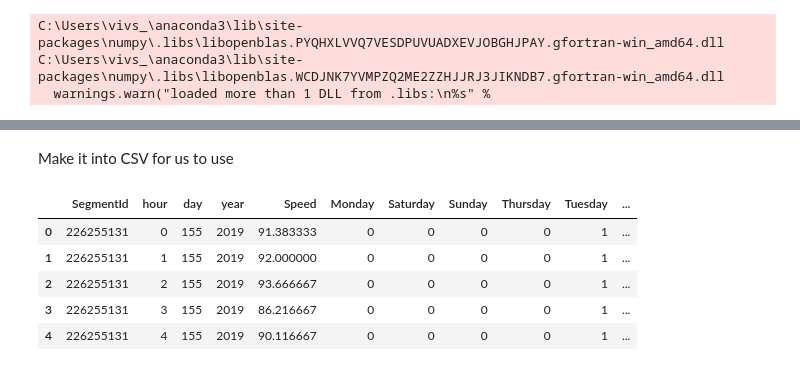
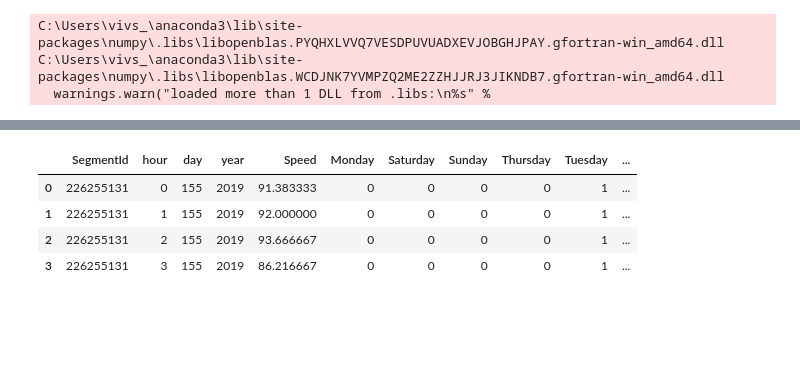
Before and after one commit to andrehoejmark/AVG-Speed-Prediction-of-cars-based-on-road-events, a Jupyter notebook: Training/5. Weather-data-LSTM-new.ipynb, the cells around one changed output, grey strips where cells are left out. Saved outputs shown, nothing was run; the diff lists cells and outputs as text; code cells hidden in the pictures; blank space fills up the shorter version.

```diff
--- a/Training/5. Weather-data-LSTM-new.ipynb
+++ b/Training/5. Weather-data-LSTM-new.ipynb
@@ -201,2 +23,0 @@ dtype: int64
-# %% [markdown]
-Make it into CSV for us to use
@@ -205,9 +23,0 @@ segment_speeds_weather.to_csv("segment_speeds_weather.csv", sep=",")
-# %%
-segment_speeds_weather.head(5)
-# %% [output]
-|  | SegmentId | hour | day | year | Speed | Monday | Saturday | Sunday | Thursday | Tuesday | ... |
-| 0 | 226255131 | 0 | 155 | 2019 | 91.383333 | 0 | 0 | 0 | 0 | 1 | ... |
-| 1 | 226255131 | 1 | 155 | 2019 | 92.000000 | 0 | 0 | 0 | 0 | 1 | ... |
-| 2 | 226255131 | 2 | 155 | 2019 | 93.666667 | 0 | 0 | 0 | 0 | 1 | ... |
-| 3 | 226255131 | 3 | 155 | 2019 | 86.216667 | 0 | 0 | 0 | 0 | 1 | ... |
-| 4 | 226255131 | 4 | 155 | 2019 | 90.116667 | 0 | 0 | 0 | 0 | 1 | ... |
@@ -214 +28,9 @@ segment_speeds_weather.head(5)
+# %%
+dataset.head(4)
+# %% [output]
+|  | SegmentId | hour | day | year | Speed | Monday | Saturday | Sunday | Thursday | Tuesday | ... |
+| 0 | 226255131 | 0 | 155 | 2019 | 91.383333 | 0 | 0 | 0 | 0 | 1 | ... |
+| 1 | 226255131 | 1 | 155 | 2019 | 92.000000 | 0 | 0 | 0 | 0 | 1 | ... |
+| 2 | 226255131 | 2 | 155 | 2019 | 93.666667 | 0 | 0 | 0 | 0 | 1 | ... |
+| 3 | 226255131 | 3 | 155 | 2019 | 86.216667 | 0 | 0 | 0 | 0 | 1 | ... |
 # %%
```
Also changed, not shown: parts of 41 cells of this notebook, 1 other file.
